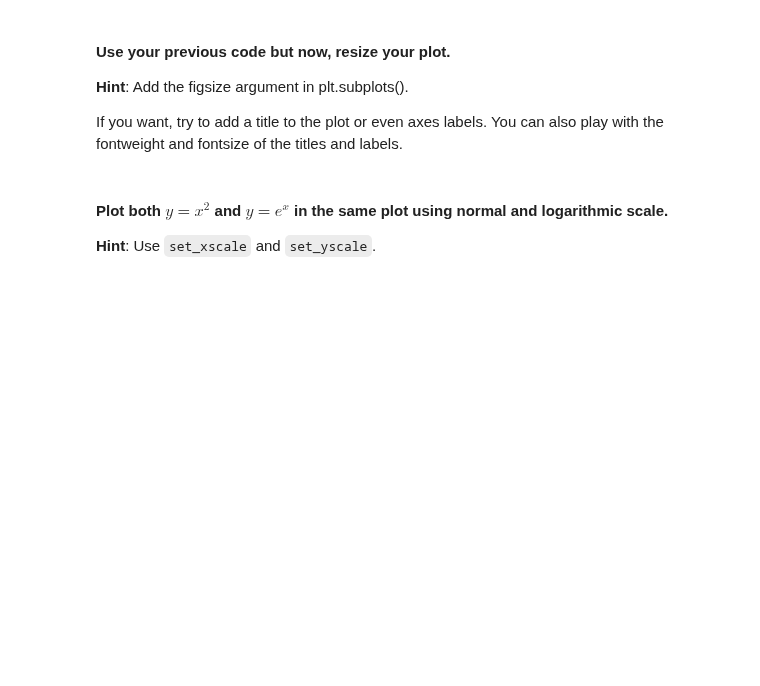
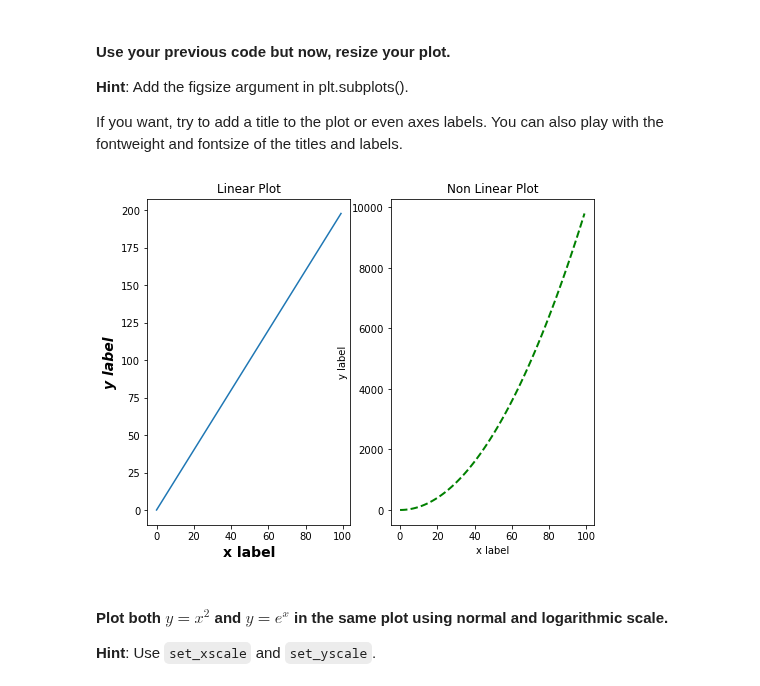
Before and after one commit to ta-data-lis/lab-matplotlib-seaborn, a Jupyter notebook: your-code/main.ipynb, the cells around one changed output. Drawn from its saved outputs; the diff is of its cells as text; code cells hidden in the pictures; blank space fills up the shorter version.

```diff
--- a/your-code/main.ipynb
+++ b/your-code/main.ipynb
@@ -36,3 +62,18 @@ If you want, try to add a title to the plot or even axes labels. You can also pl
+# %%
+# your code here
+fig, [c1, c2] = plt.subplots(1,2, figsize=(8,6))
+c1.plot(x,y)
+c1.set_xlabel('x label', fontsize=14, fontweight='bold')
+c1.set_ylabel('y label', fontsize=14, fontweight='heavy', style = "italic")
+c1.set_title('Linear Plot')
+c2.plot(x,z, linewidth=2, color='green', linestyle='dashed')
+c2.set_title('Non Linear Plot')
+c2.set_xlabel('x label')
+c2.set_ylabel('y label')
+
+plt.show()
+# %% [output]
+[figure, added]
 # %% [markdown]
 #### Plot both $y=x^2$ and $y=e^x$ in the same plot using normal and logarithmic scale.
 **Hint**: Use `set_xscale` and `set_yscale`.
```
Also changed, not shown: parts of 44 cells of this notebook, 1 other file.
